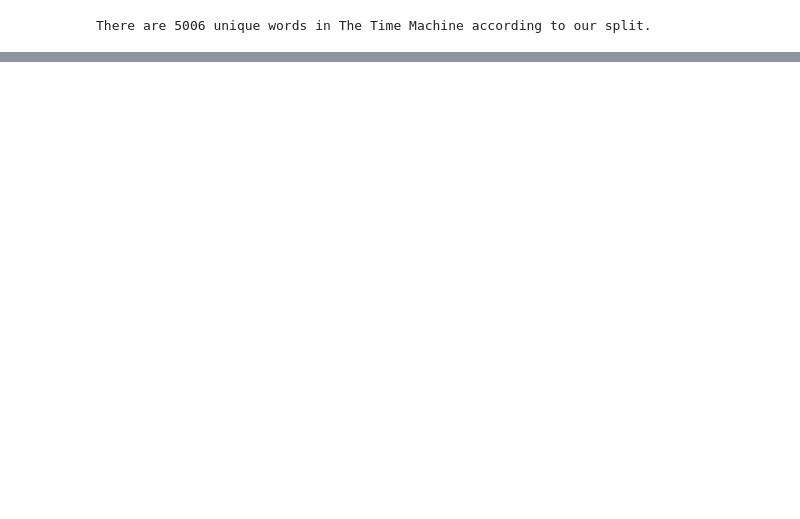
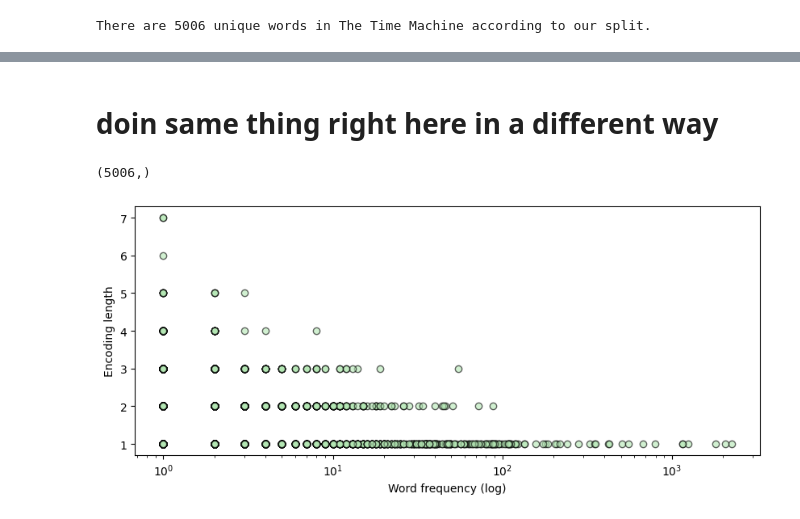
Before and after one commit to lenomed/LLM-lectures, a Jupyter notebook: llm-course/Tokenization/token-count-by-subword-length.ipynb, the cells around one changed output, grey strips where cells are left out. Saved outputs shown, nothing was run; the diff lists cells and outputs as text; code cells hidden in the pictures; blank space fills up the shorter version.

Commit message:
token count by sub-word length code challenge

```diff
--- a/llm-course/Tokenization/token-count-by-subword-length.ipynb
+++ b/llm-course/Tokenization/token-count-by-subword-length.ipynb
@@ -227,0 +221,2 @@ readjustments by
+# %%
+uniqueWords = set(words)
@@ -227,0 +302,29 @@ readjustments by
+# %% [markdown]
+# doin same thing right here in a different way
+# %%
+# the unique words, as a list instead of a set (for indexing)
+uniqueWords = list(uniqueWords)
+
+# initialize results vectors
+wordFreq = np.zeros(len(uniqueWords),dtype=int)
+numTokens = np.zeros(len(uniqueWords),dtype=int)
+
+# loop through all unique words
+for i,uword in enumerate(uniqueWords):
+
+  # count the number of times that word appears
+  wordFreq[i] = words.count(uword)
+
+  # count the number of tokens in that word
+  numTokens[i] = len(tokenizer.encode(uword))
+# %%
+wordFreq.shape
+# %% [output]
+(5006,)
+# %%
+plt.figure(figsize=(10,4))
+plt.plot(wordFreq,numTokens,'ko',markerfacecolor=[.7,.9,.7],alpha=.6)
+plt.gca().set(xlabel='Word frequency (log)',ylabel='Encoding length',xscale='log')
+plt.show()
+# %% [output]
+[figure, added]
```
Also changed, not shown: parts of 13 cells of this notebook.
